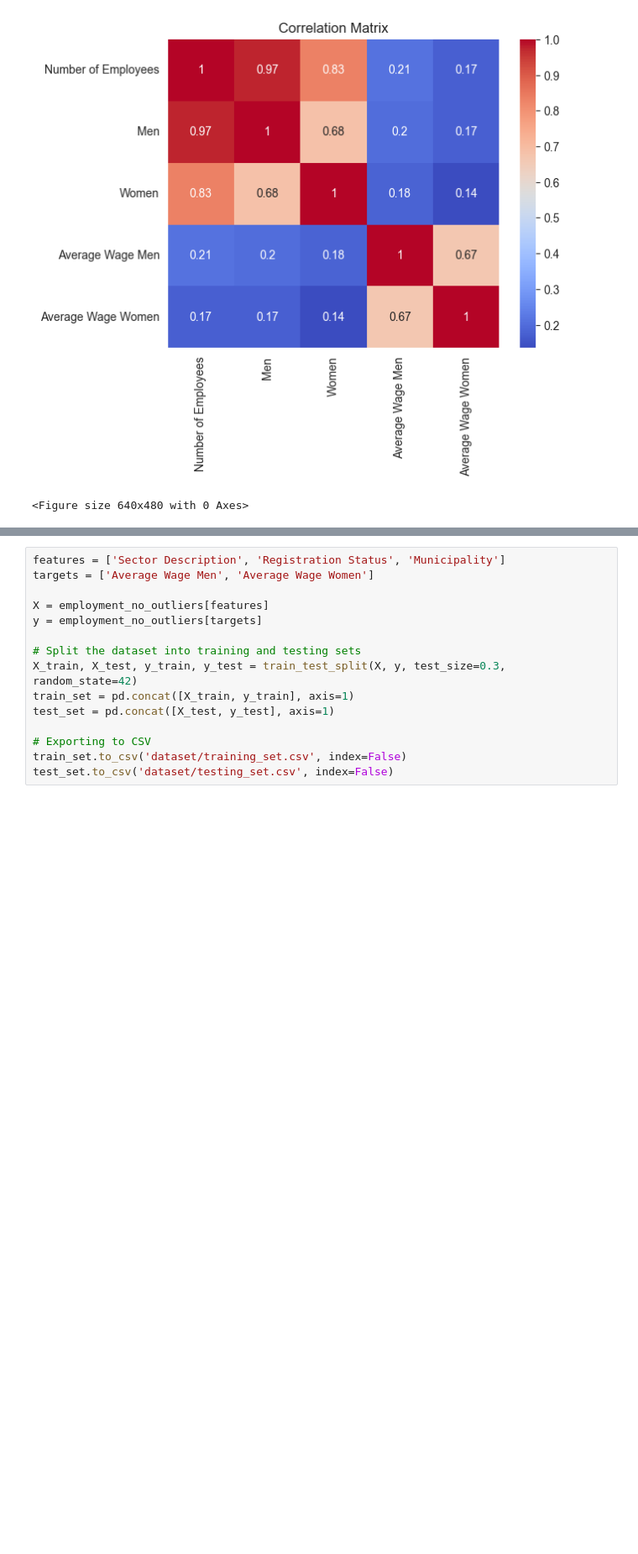
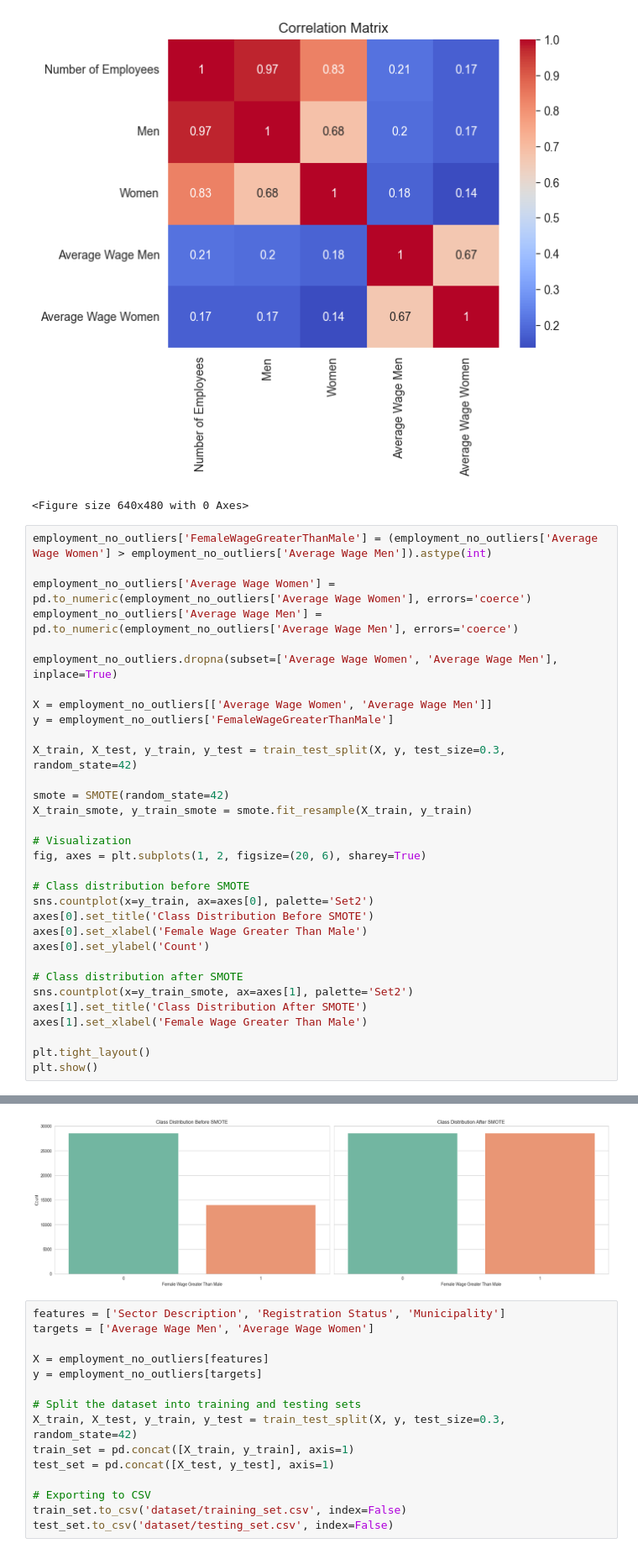
Before and after one commit to fisinik/employment-salary-prediction, a Jupyter notebook: preprocessing.ipynb, the cells around one changed output, grey strips where cells are left out. Shown: that part at 84% size. Cells and saved outputs as stored; diff of their text form; blank space fills up the shorter version.

Commit message:
add SMOTE docs and implementation
Co-authored-by: festinaqorrolli <festinaqorrolli@hotmail.com>
Co-authored-by: fisinik <fisnik.spahijaa@gmail.com>

```diff
--- a/preprocessing.ipynb
+++ b/preprocessing.ipynb
@@ -349,3 +349,36 @@ Average Wage Men             1.000000            0.666774
 Average Wage Women           0.666774            1.000000
 [figure]
 <Figure size 640x480 with 0 Axes>
+# %%
+employment_no_outliers['FemaleWageGreaterThanMale'] = (employment_no_outliers['Average Wage Women'] > employment_no_outliers['Average Wage Men']).astype(int)
+
+employment_no_outliers['Average Wage Women'] = pd.to_numeric(employment_no_outliers['Average Wage Women'], errors='coerce')
+employment_no_outliers['Average Wage Men'] = pd.to_numeric(employment_no_outliers['Average Wage Men'], errors='coerce')
+
+employment_no_outliers.dropna(subset=['Average Wage Women', 'Average Wage Men'], inplace=True)
+
+X = employment_no_outliers[['Average Wage Women', 'Average Wage Men']]
+y = employment_no_outliers['FemaleWageGreaterThanMale']
+
+X_train, X_test, y_train, y_test = train_test_split(X, y, test_size=0.3, random_state=42)
+
+smote = SMOTE(random_state=42)
+X_train_smote, y_train_smote = smote.fit_resample(X_train, y_train)
+
+# Visualization
+fig, axes = plt.subplots(1, 2, figsize=(20, 6), sharey=True)
+
+# Class distribution before SMOTE
+sns.countplot(x=y_train, ax=axes[0], palette='Set2')
+axes[0].set_title('Class Distribution Before SMOTE')
+axes[0].set_xlabel('Female Wage Greater Than Male')
+axes[0].set_ylabel('Count')
+
+# Class distribution after SMOTE
+sns.countplot(x=y_train_smote, ax=axes[1], palette='Set2')
+axes[1].set_title('Class Distribution After SMOTE')
+axes[1].set_xlabel('Female Wage Greater Than Male')
+
+plt.tight_layout()
+plt.show()
+# %% [output]
@@ -352,3 +402,4 @@ Average Wage Women           0.666774            1.000000
+[figure, added]
 # %%
 features = ['Sector Description', 'Registration Status', 'Municipality']
 targets = ['Average Wage Men', 'Average Wage Women']
```
Also changed, not shown: parts of 1 cell of this notebook, 1 other file.
